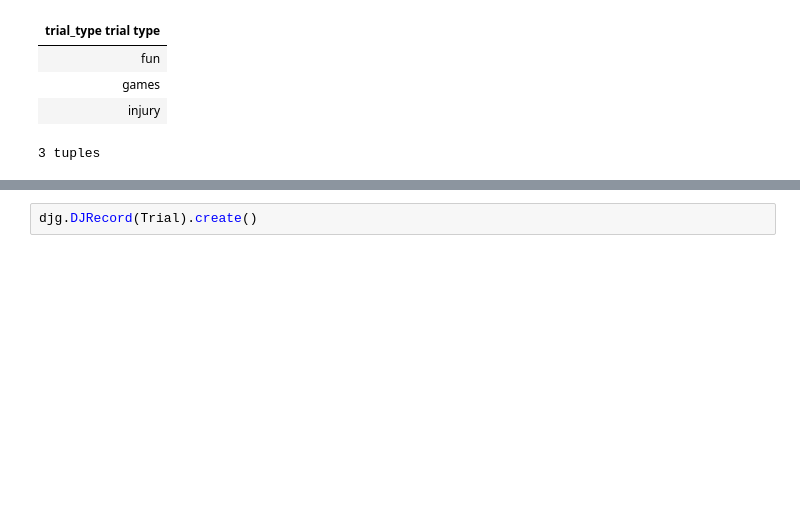
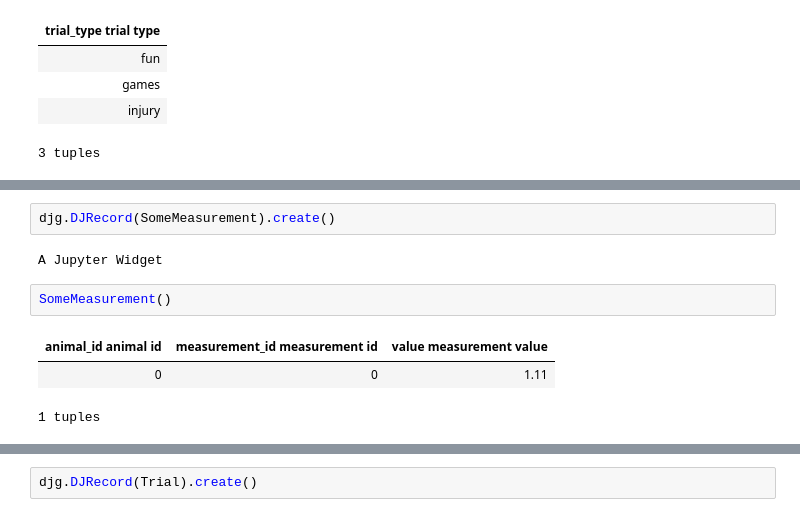
Before and after one commit to ixcat/djwip, a Jupyter notebook: djwip/ixcat/djgrid/djrecord.ipynb, the cells around one changed output, grey strips where cells are left out. Drawn from its saved outputs; the diff is of its cells as text; blank space fills up the shorter version.

Commit message:
ixcat/{djgrid,schemax}: add decimal to test schema, test DJRecord decimals

```diff
--- a/djwip/ixcat/djgrid/djrecord.ipynb
+++ b/djwip/ixcat/djgrid/djrecord.ipynb
@@ -96,3 +103,13 @@ TrialType()
+# %%
+djg.DJRecord(SomeMeasurement).create()
+# %% [output]
+A Jupyter Widget
+# %%
+SomeMeasurement()
+# %% [output]
+| animal_id animal id | measurement_id measurement id | value measurement value |
+| 0 | 0 | 1.11 |
+1 tuples
 # %%
 Trial()
 # %% [output]
```
Also changed, not shown: parts of 6 cells of this notebook, 1 other file.
